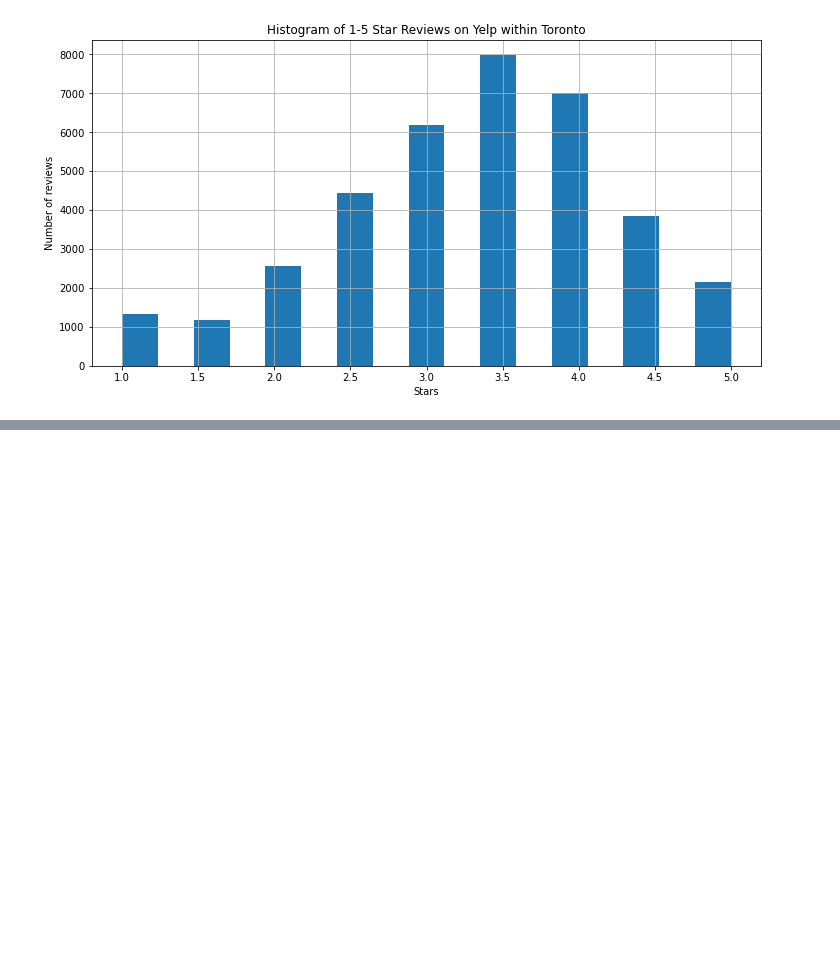
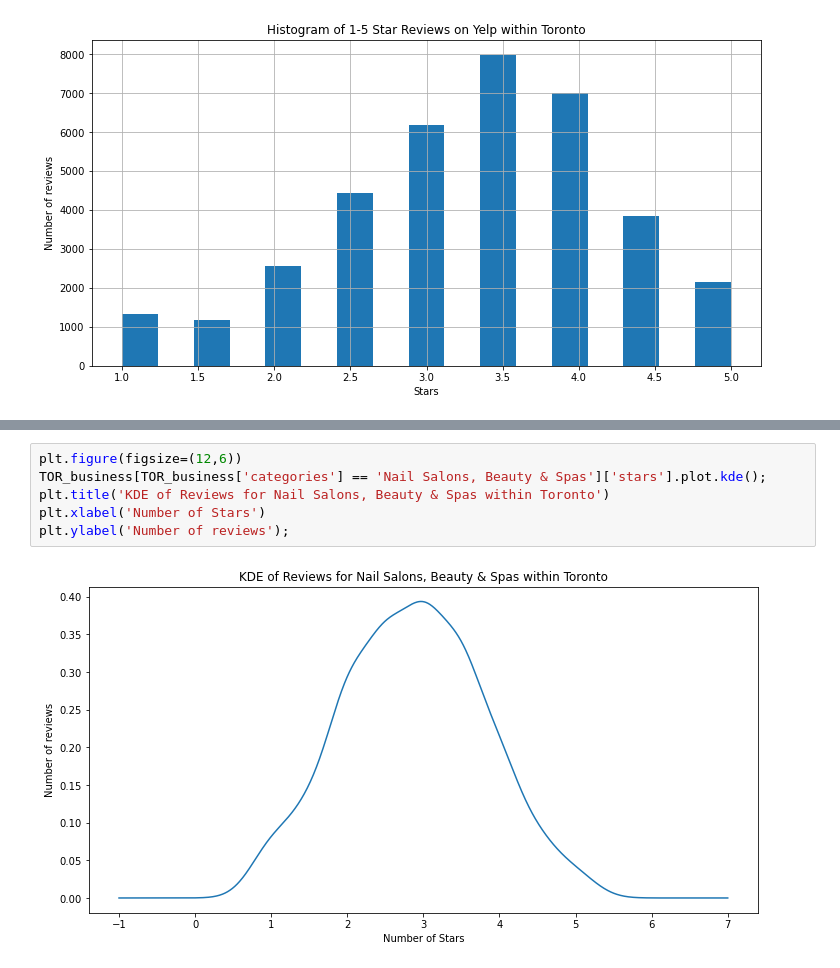
Before and after one commit to davidhintelmann/Yelp_Investigation, a Jupyter notebook: yelp.ipynb, the cells around one changed output, grey strips where cells are left out. Drawn from its saved outputs; the diff is of its cells as text; blank space fills up the shorter version.

```diff
--- a/yelp.ipynb
+++ b/yelp.ipynb
@@ -581,0 +646,8 @@ plt.ylabel('Number of reviews');
+# %%
+plt.figure(figsize=(12,6))
+TOR_business[TOR_business['categories'] == 'Nail Salons, Beauty & Spas']['stars'].plot.kde();
+plt.title('KDE of Reviews for Nail Salons, Beauty & Spas within Toronto')
+plt.xlabel('Number of Stars')
+plt.ylabel('Number of reviews');
+# %% [output]
+[figure, added]
```
Also changed, not shown: parts of 20 cells of this notebook.
